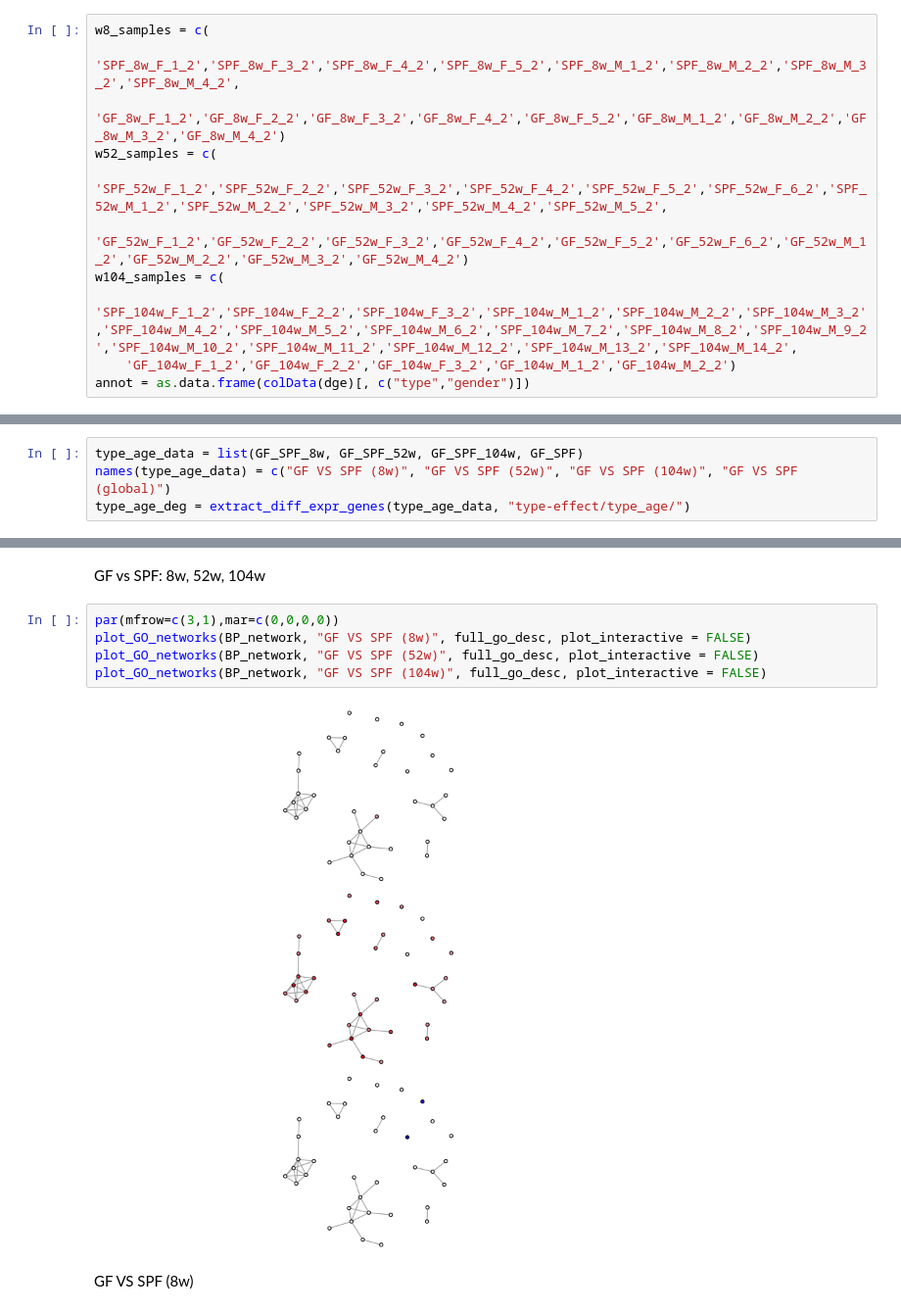
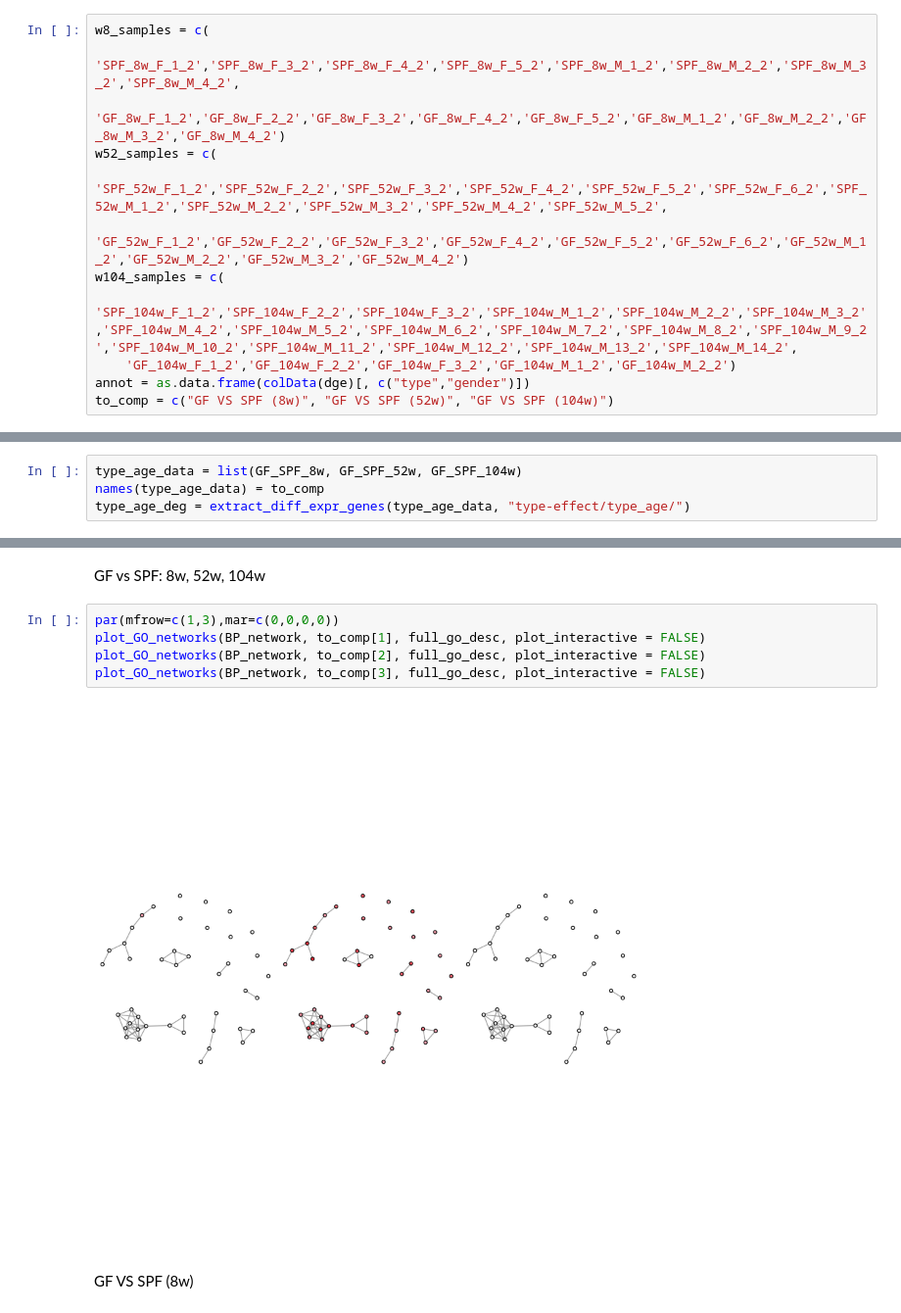
Before and after one commit to anuprulez/amma, a Jupyter notebook: src/type-effect-age.ipynb, the cells around one changed output, grey strips where cells are left out. Shown at 98% size. Drawn from its saved outputs; the diff is of its cells as text.

```diff
--- a/src/type-effect-age.ipynb
+++ b/src/type-effect-age.ipynb
@@ -69,6 +63,7 @@ w104_samples = c(
     'SPF_104w_F_1_2','SPF_104w_F_2_2','SPF_104w_F_3_2','SPF_104w_M_1_2','SPF_104w_M_2_2','SPF_104w_M_3_2','SPF_104w_M_4_2','SPF_104w_M_5_2','SPF_104w_M_6_2','SPF_104w_M_7_2','SPF_104w_M_8_2','SPF_104w_M_9_2','SPF_104w_M_10_2','SPF_104w_M_11_2','SPF_104w_M_12_2','SPF_104w_M_13_2','SPF_104w_M_14_2',
     'GF_104w_F_1_2','GF_104w_F_2_2','GF_104w_F_3_2','GF_104w_M_1_2','GF_104w_M_2_2')
 annot = as.data.frame(colData(dge)[, c("type","gender")])
+to_comp = c("GF VS SPF (8w)", "GF VS SPF (52w)", "GF VS SPF (104w)")
 # %% [markdown]
 # Stats
 # %%
@@ -92,8 +87,8 @@ plot_stat_mat(type_age_stats)
 # %% [markdown]
 # Differentially expressed genes
 # %%
-type_age_data = list(GF_SPF_8w, GF_SPF_52w, GF_SPF_104w, GF_SPF)
-names(type_age_data) = c("GF VS SPF (8w)", "GF VS SPF (52w)", "GF VS SPF (104w)", "GF VS SPF (global)")
+type_age_data = list(GF_SPF_8w, GF_SPF_52w, GF_SPF_104w)
+names(type_age_data) = to_comp
 type_age_deg = extract_diff_expr_genes(type_age_data, "type-effect/type_age/")
 # %% [output]
 Warning message in grep(txdbPattern, installedPackages):
@@ -183,12 +176,12 @@ BP_network = create_GO_network(type_age_deg, "BP", BP_GO)
 # %% [markdown]
 GF vs SPF: 8w, 52w, 104w
 # %%
-par(mfrow=c(3,1),mar=c(0,0,0,0))
-plot_GO_networks(BP_network, "GF VS SPF (8w)", full_go_desc, plot_interactive = FALSE)
-plot_GO_networks(BP_network, "GF VS SPF (52w)", full_go_desc, plot_interactive = FALSE)
-plot_GO_networks(BP_network, "GF VS SPF (104w)", full_go_desc, plot_interactive = FALSE)
+par(mfrow=c(1,3),mar=c(0,0,0,0))
+plot_GO_networks(BP_network, to_comp[1], full_go_desc, plot_interactive = FALSE)
+plot_GO_networks(BP_network, to_comp[2], full_go_desc, plot_interactive = FALSE)
+plot_GO_networks(BP_network, to_comp[3], full_go_desc, plot_interactive = FALSE)
 # %% [output]
-[figure, old version]
+[figure, new version]
 # %% [markdown]
 GF VS SPF (8w)
 # %%
```
Also changed, not shown: parts of 11 cells of this notebook, 38 other files.
